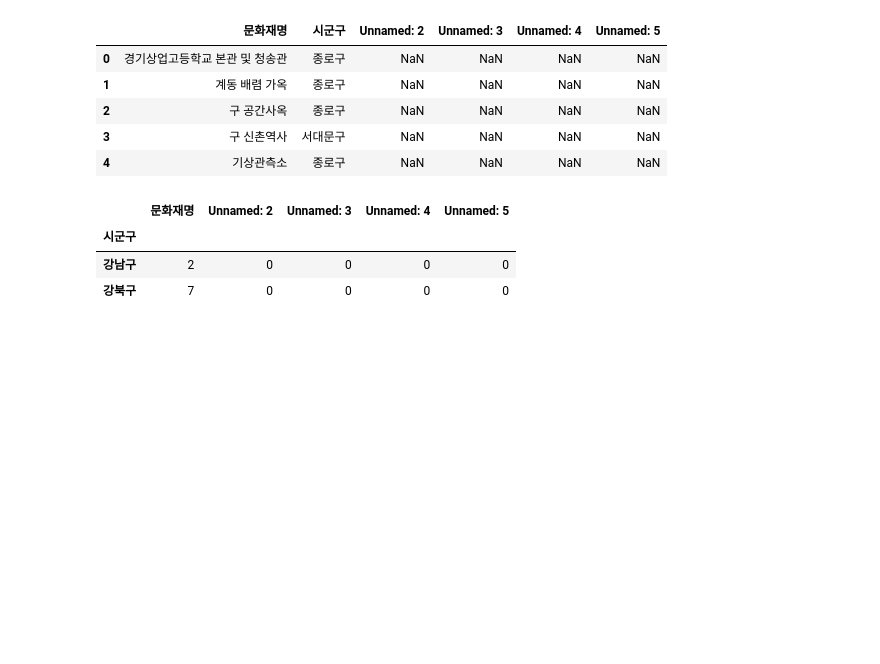
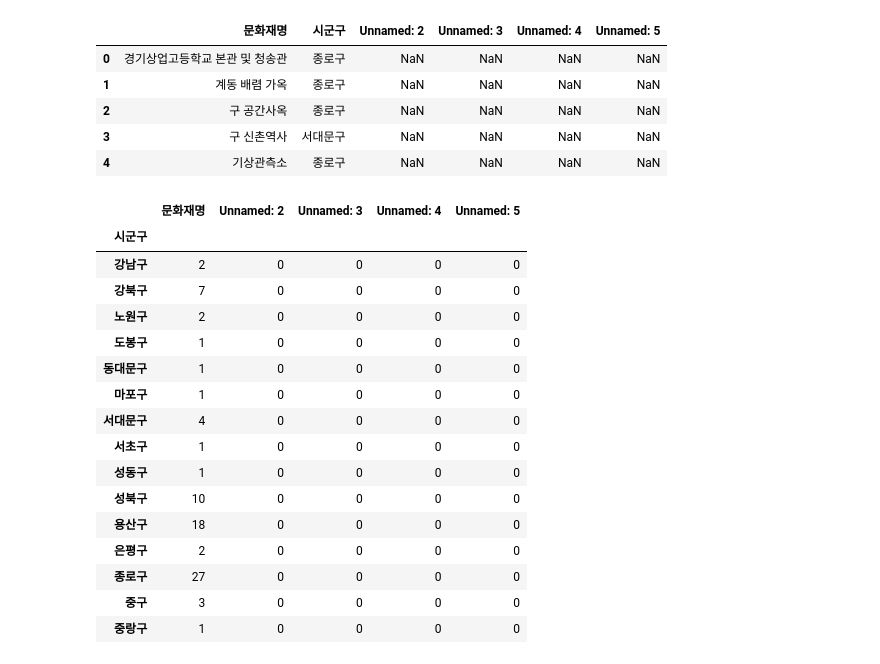
Before and after one commit to yisokim/Data-Analysis-2021, a Jupyter notebook: 문화재청/문화재시각화.ipynb, the cells around one changed output. Saved outputs shown, nothing was run; the diff lists cells and outputs as text; code cells hidden in the pictures; blank space fills up the shorter version.

```diff
--- a/문화재청/문화재시각화.ipynb
+++ b/문화재청/문화재시각화.ipynb
@@ -20,12 +20,25 @@ df.head()
 | 4 | 기상관측소 | 종로구 | NaN | NaN | NaN | NaN |
 # %%
 count = df.groupby('시군구').count()
-count.head(2)
+count
 # %% [output]
 |  | 문화재명 | Unnamed: 2 | Unnamed: 3 | Unnamed: 4 | Unnamed: 5 |
 | 시군구 |  |  |  |  |  |
 | 강남구 | 2 | 0 | 0 | 0 | 0 |
 | 강북구 | 7 | 0 | 0 | 0 | 0 |
+| 노원구 | 2 | 0 | 0 | 0 | 0 |
+| 도봉구 | 1 | 0 | 0 | 0 | 0 |
+| 동대문구 | 1 | 0 | 0 | 0 | 0 |
+| 마포구 | 1 | 0 | 0 | 0 | 0 |
+| 서대문구 | 4 | 0 | 0 | 0 | 0 |
+| 서초구 | 1 | 0 | 0 | 0 | 0 |
+| 성동구 | 1 | 0 | 0 | 0 | 0 |
+| 성북구 | 10 | 0 | 0 | 0 | 0 |
+| 용산구 | 18 | 0 | 0 | 0 | 0 |
+| 은평구 | 2 | 0 | 0 | 0 | 0 |
+| 종로구 | 27 | 0 | 0 | 0 | 0 |
+| 중구 | 3 | 0 | 0 | 0 | 0 |
+| 중랑구 | 1 | 0 | 0 | 0 | 0 |
 # %%
 #map = folium.Map(location=[37.5502, 126.982], zoom_start=11, tiles='Stamen Toner')
 geo_path = 'skorea_municipalities_geo_simple.json'
```
